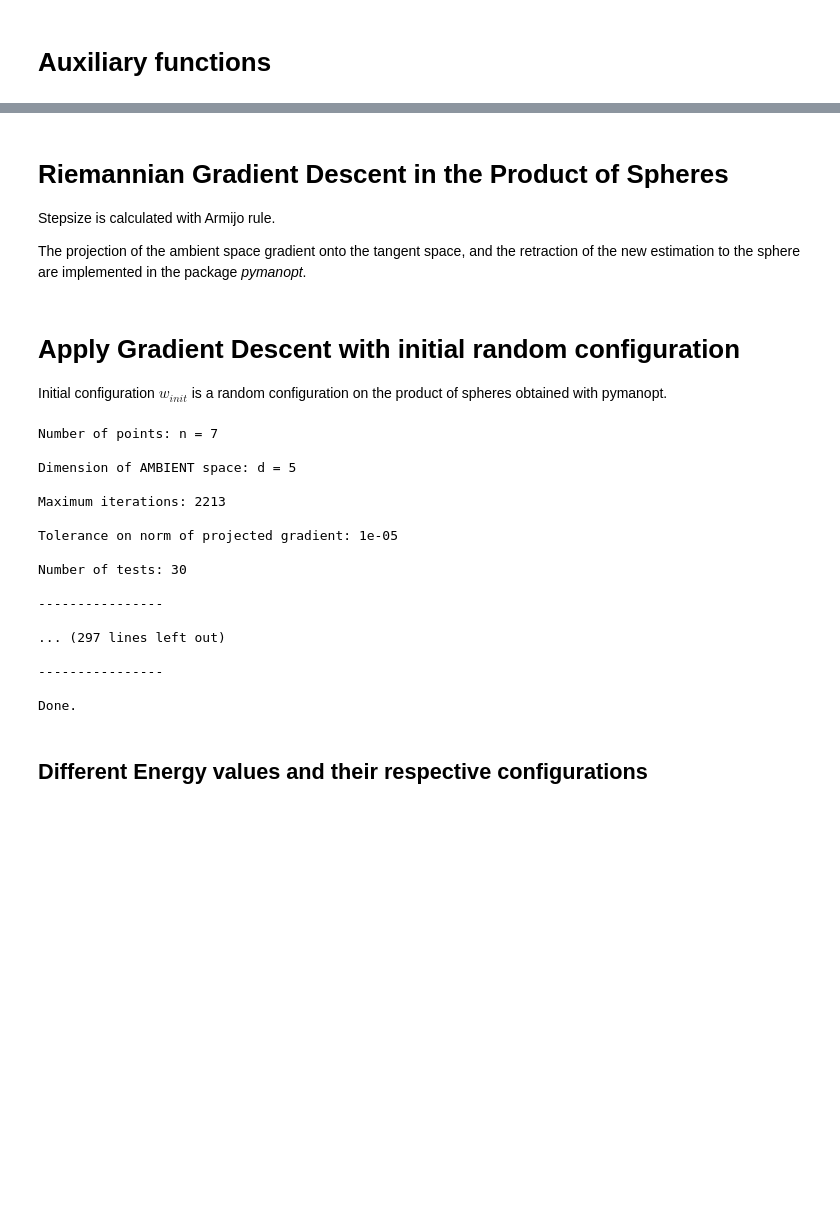
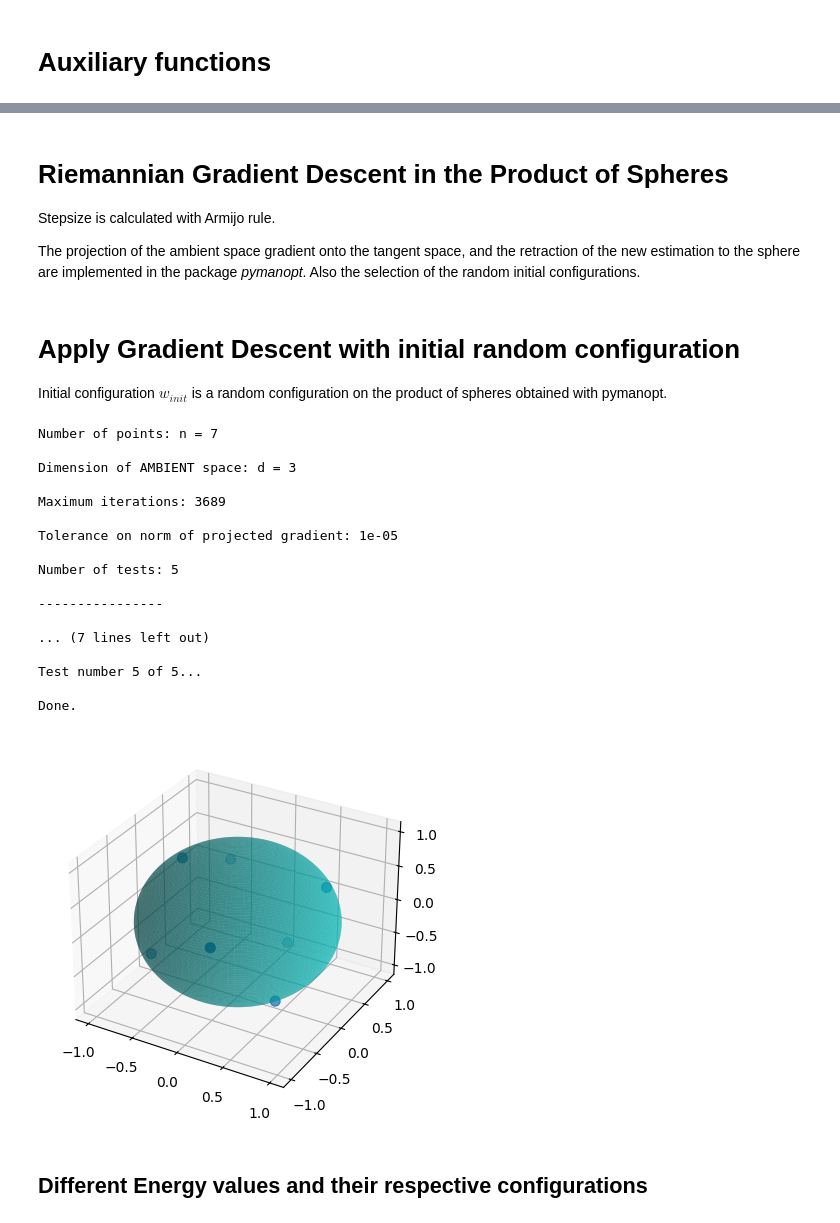
Before and after one commit to matiasvd/logFeketeIdeal, a Jupyter notebook: gradient_descent_pymanopt.ipynb, the cells around one changed output, grey strips where cells are left out. Saved outputs shown, nothing was run; the diff lists cells and outputs as text; code cells hidden in the pictures; blank space fills up the shorter version.

Commit message:
New tests done.

```diff
--- a/gradient_descent_pymanopt.ipynb
+++ b/gradient_descent_pymanopt.ipynb
@@ -152,7 +155,7 @@ Gradient: [[-2.82842712  0.         -1.        ]
 
 Stepsize is calculated with Armijo rule.
 
-The projection of the ambient space gradient onto the tangent space, and the retraction of the new estimation to the sphere are implemented in the package *pymanopt*.
+The projection of the ambient space gradient onto the tangent space, and the retraction of the new estimation to the sphere are implemented in the package *pymanopt*. Also the selection of the random initial configurations.
 # %%
 ######
 # Riemannian Gradient Descent in the product of spheres, with initial configuration w.
@@ -203,15 +209,15 @@ Initial configuration $w_{init}$ is a random configuration on the product of sph
 # Parameters
 #####
 N = 7 # number of points
-d = 5 # AMBIENT space dimension. Spheres $S^{d-1} \subset \mathbb{R}^d$.
+d = 3 # AMBIENT space dimension. Spheres $S^{d-1} \subset \mathbb{R}^d$.
 
-verboseGD = 1 # 1 to show final values of each test.
+verboseGD = 0 # 1 to show final values of each test.
 
 tolProjGradNorm = 1e-5 # stops if norm of projected gradient is less or equal
 
 maxIters = int( 5 * N / ( d * np.sqrt(tolProjGradNorm) ) ) # maximum number of iterations of GD.
 
-Ntests = 30 # number of tests with different initial configuration
+Ntests = 5 # number of tests with different initial configuration
 ######
 # N=7: S^2, Ntests=1000; S^3, Ntests=5000; S^4, Ntests=10.000; S^5, Ntests=50.000.
 ######
@@ -235,9 +241,9 @@ for _ in range(N): # for each point
 manifold = Product(manilist) # take the product manifold
 
 #####
-# Tests.
+# Tests with different random initial configuration.
 #####
-Niters = [] # number of iterations of each test
+Niters = [] # number of RGD iterations of each test
 Einitial = [] # list with initial energy of each test
 Efinal = [] # list with final energy of each test
 
@@ -349,38 +355,39 @@ for k in range(Ntests): # each test
     ######
     if verboseGD == 1 :
         print('\nNumber of iterations: ' + str(Niters[-1]) + ' of ' + str(maxIters) )
 
         print('\nLogarithmic Energy:')
         print(' -- in w initial : ',  Einitial[-1])
         print(' -- in w final   : ', Efinal[-1] )
 
         print('\n----------------')
 
 print('\nDone.')
 
 ######
 # Plot points in S^2.
 ######
 if d==3:
     plot_points( np.array(w) )
 # %% [output]
 Number of points: n = 7
 
-Dimension of AMBIENT space: d = 5
+Dimension of AMBIENT space: d = 3
 
-Maximum iterations: 2213
+Maximum iterations: 3689
 
 Tolerance on norm of projected gradient: 1e-05
 
-Number of tests: 30
+Number of tests: 5
 
 ----------------
 
-... (297 lines left out)
+... (7 lines left out)
 
-----------------
+Test number 5 of 5...
 
 Done.
+[figure, added]
 # %% [markdown]
 ## Different Energy values and their respective configurations
 # %%
```
Also changed, not shown: parts of 10 cells of this notebook.
